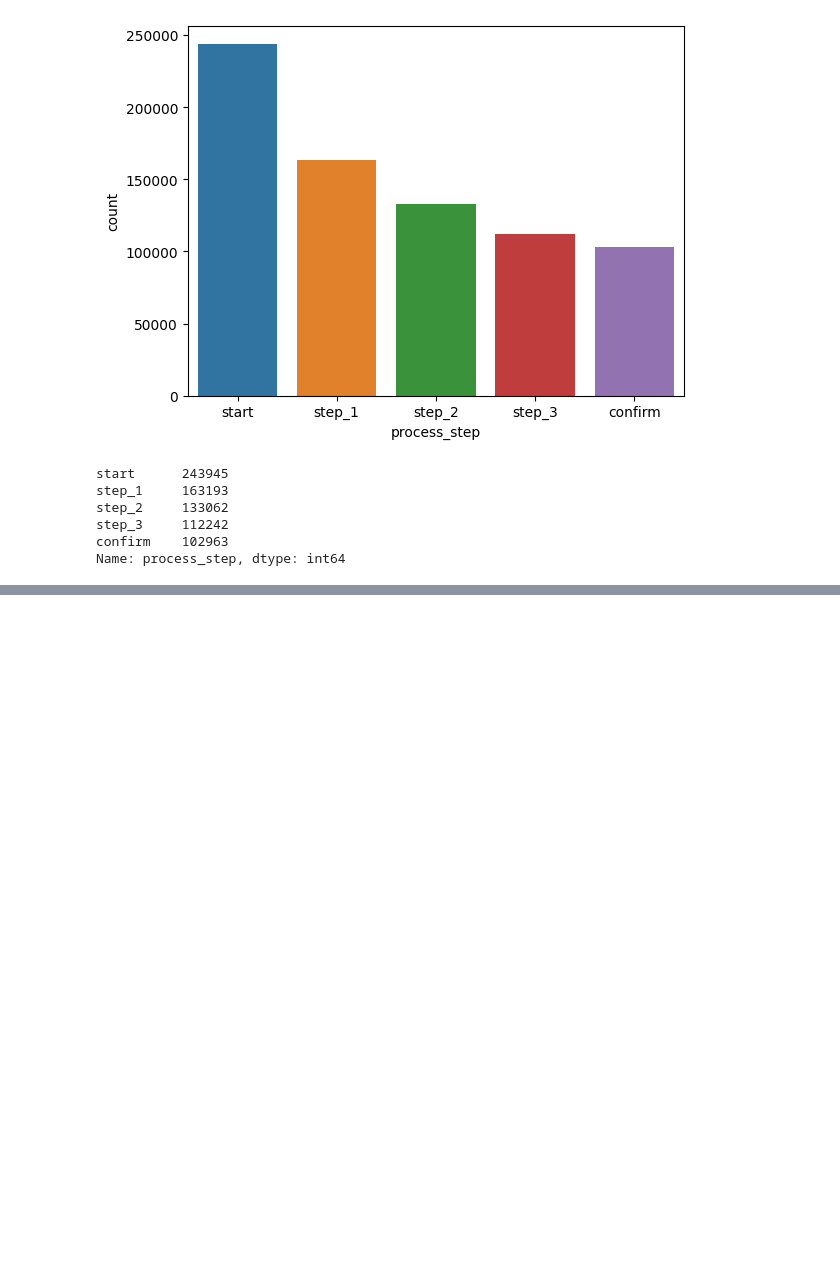
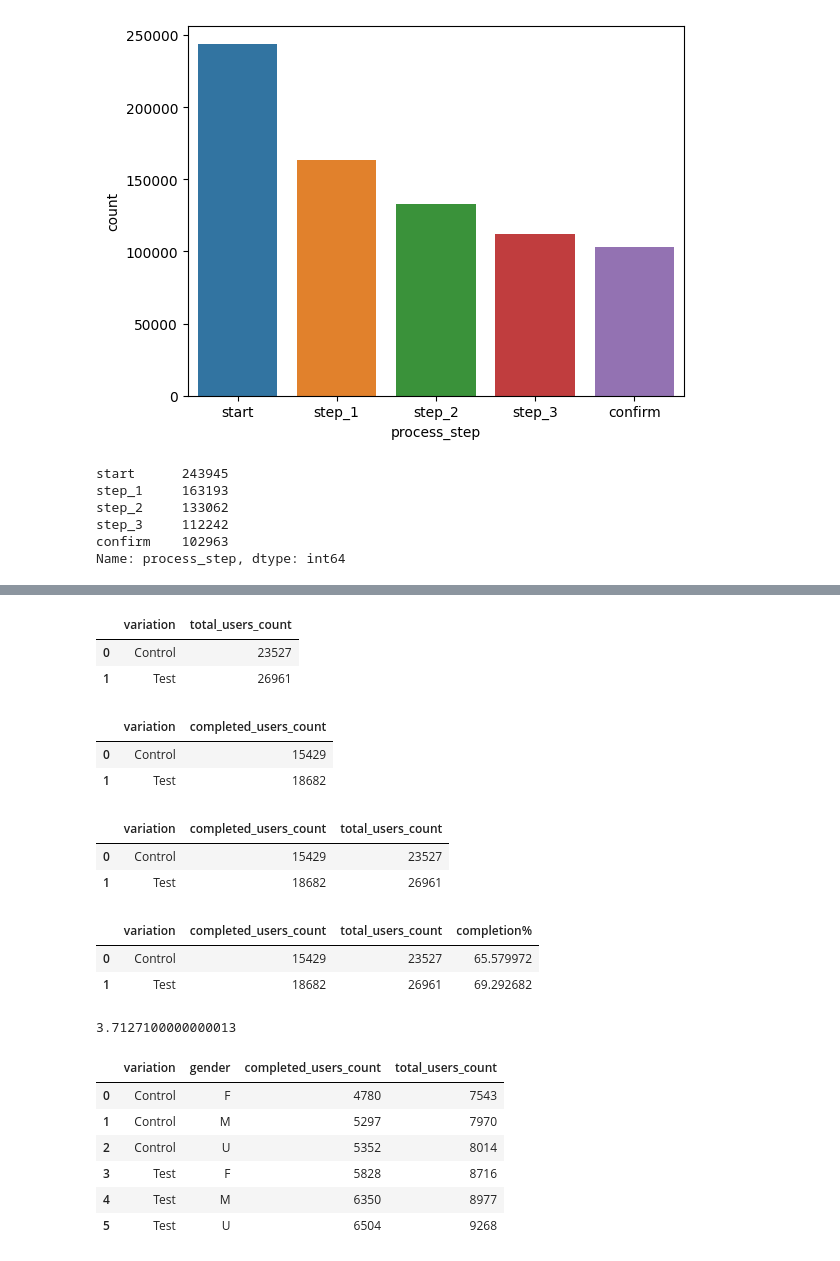
Before and after one commit to vijayendra-k/AB-Testing, a Jupyter notebook: AB-Testing.ipynb, the cells around one changed output, grey strips where cells are left out. Drawn from its saved outputs; the diff is of its cells as text; code cells hidden in the pictures; blank space fills up the shorter version.

```diff
--- a/AB-Testing.ipynb
+++ b/AB-Testing.ipynb
@@ -662,0 +649,14 @@ completed_users
+# %%
+users_count=users_count.rename(mapper={'client_id':'total_users_count'},axis=1)
+users_count
+# %% [output]
+|  | variation | total_users_count |
+| 0 | Control | 23527 |
+| 1 | Test | 26961 |
+# %%
+completed_users=completed_users.rename(mapper={'client_id':'completed_users_count'},axis=1)
+completed_users
+# %% [output]
+|  | variation | completed_users_count |
+| 0 | Control | 15429 |
+| 1 | Test | 18682 |
@@ -662,0 +665,6 @@ completed_users
+# %%
+variationgrouped
+# %% [output]
+|  | variation | completed_users_count | total_users_count |
+| 0 | Control | 15429 | 23527 |
+| 1 | Test | 18682 | 26961 |
@@ -662,0 +673,14 @@ completed_users
+# %%
+variationgrouped
+# %% [output]
+|  | variation | completed_users_count | total_users_count | completion% |
+| 0 | Control | 15429 | 23527 | 65.579972 |
+| 1 | Test | 18682 | 26961 | 69.292682 |
+# %%
+test_completion=69.292682
+control_completion=65.579972
+
+diff=test_completion-control_completion
+print(diff)
+# %% [output]
+3.7127100000000013
@@ -662,0 +695,10 @@ completed_users
+# %%
+variationgendergrouped
+# %% [output]
+|  | variation | gender | completed_users_count | total_users_count |
+| 0 | Control | F | 4780 | 7543 |
+| 1 | Control | M | 5297 | 7970 |
+| 2 | Control | U | 5352 | 8014 |
+| 3 | Test | F | 5828 | 8716 |
+| 4 | Test | M | 6350 | 8977 |
+| 5 | Test | U | 6504 | 9268 |
```
Also changed, not shown: parts of 38 cells of this notebook.
